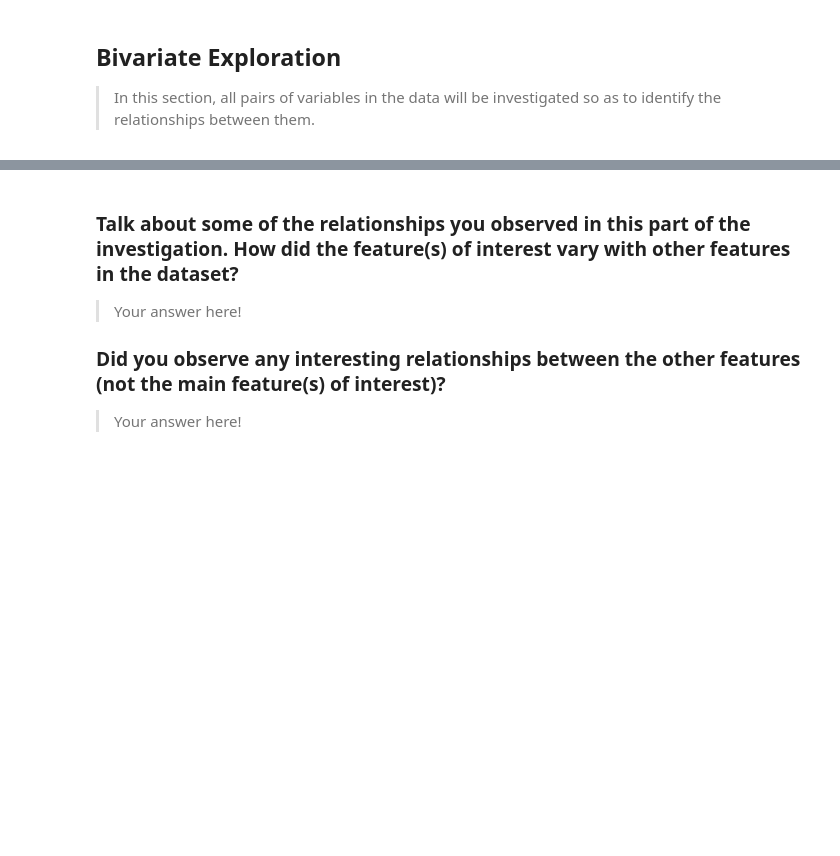
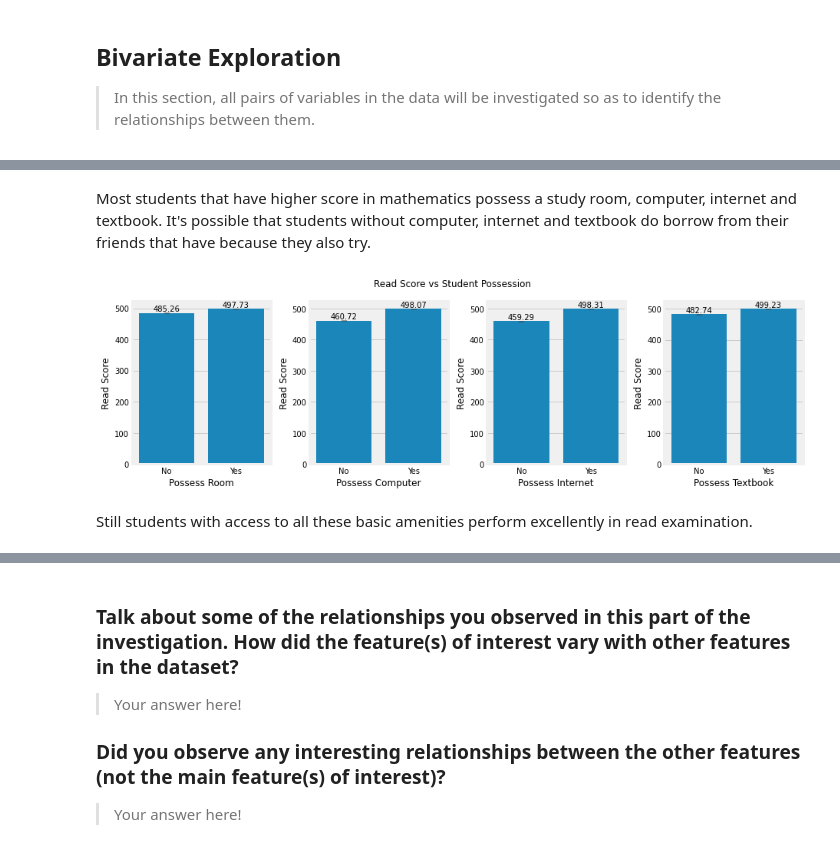
Before and after one commit to comsavvy/Students-Performance-Evaluation, a Jupyter notebook: Part_I_exploration_template.ipynb, the cells around one changed output, grey strips where cells are left out. Saved outputs shown, nothing was run; the diff lists cells and outputs as text; code cells hidden in the pictures; blank space fills up the shorter version.

```diff
--- a/Part_I_exploration_template.ipynb
+++ b/Part_I_exploration_template.ipynb
@@ -694,0 +742,8 @@ pisa_df.iloc[:, -3:].describe().round(2)
+# %% [markdown]
+Most students that have higher score in mathematics possess a study room, computer, internet and textbook. It's possible that students without computer, internet and textbook do borrow from their friends that have because they also try.
+# %%
+possess_score('read_score')
+# %% [output]
+[figure, added]
+# %% [markdown]
+Still students with access to all these basic amenities perform excellently in read examination.
```
Also changed, not shown: parts of 42 cells of this notebook.
